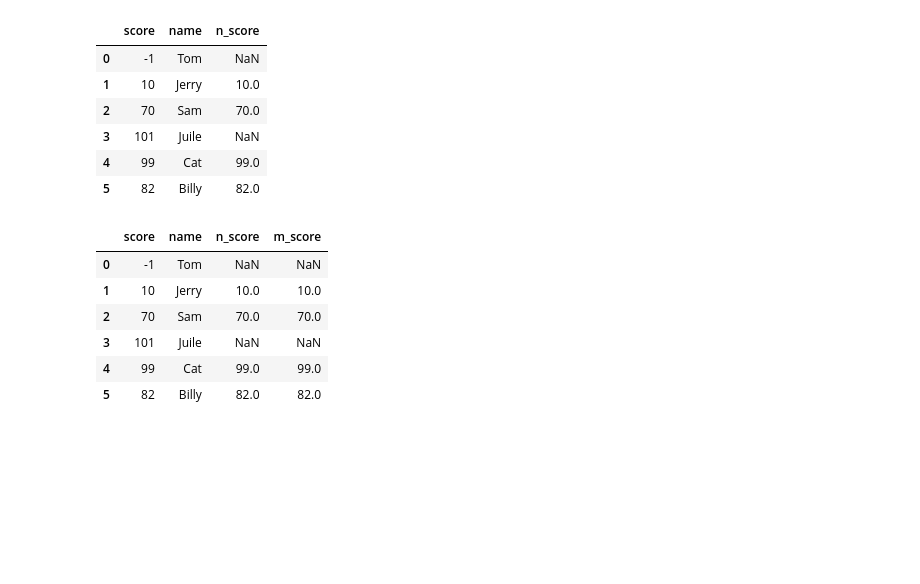
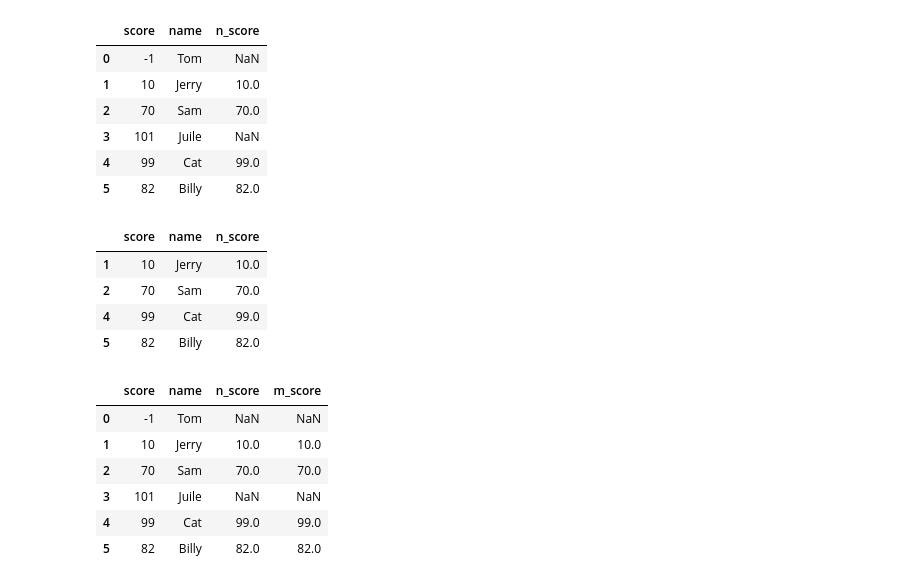
Before and after one commit to oms1226/20201130_python_farmingindustry, a Jupyter notebook: 3week/Python_for_AI_Pandas_PART1_LAB1215.ipynb, the cells around one changed output. Drawn from its saved outputs; the diff is of its cells as text; code cells hidden in the pictures; blank space fills up the shorter version.

```diff
--- a/3week/Python_for_AI_Pandas_PART1_LAB1215.ipynb
+++ b/3week/Python_for_AI_Pandas_PART1_LAB1215.ipynb
@@ -963,8 +1012,12 @@ df
 | 4 | 99 | Cat |
 | 5 | 82 | Billy |
 # %%
+# Series.where
+# (0<= df['score']) & (df['score'] <=100)
+# np.logical_and(0<= df['score'], df['score'] <=100)
+# np.logical_and(, df['score'] )
 # df['score']가 0보다 작거나 100보다 큰것에 대해 NaN으로 하는 Series를 생성에 'n_score'로 등록한다
-df['n_score'] = df['score'].where(     )
+df['n_score'] = df['score'].where( (0<= df['score']) & (df['score'] <=100) )
 df
 # %% [output]
 |  | score | name | n_score |
@@ -974,6 +1027,15 @@ df
 | 3 | 101 | Juile | NaN |
 | 4 | 99 | Cat | 99.0 |
 | 5 | 82 | Billy | 82.0 |
+# %%
+df2 = df.dropna()
+df2
+# %% [output]
+|  | score | name | n_score |
+| 1 | 10 | Jerry | 10.0 |
+| 2 | 70 | Sam | 70.0 |
+| 4 | 99 | Cat | 99.0 |
+| 5 | 82 | Billy | 82.0 |
 # %%
 # 0보다 작거나 100보다 큰 것에 대해 Nan으로 하고 NaN으로 하는 Series를 생성에 'm_score'로 등록한다
 df['m_score'] = df['score'].mask(   )
```
Also changed, not shown: parts of 28 cells of this notebook, 5 other files.
